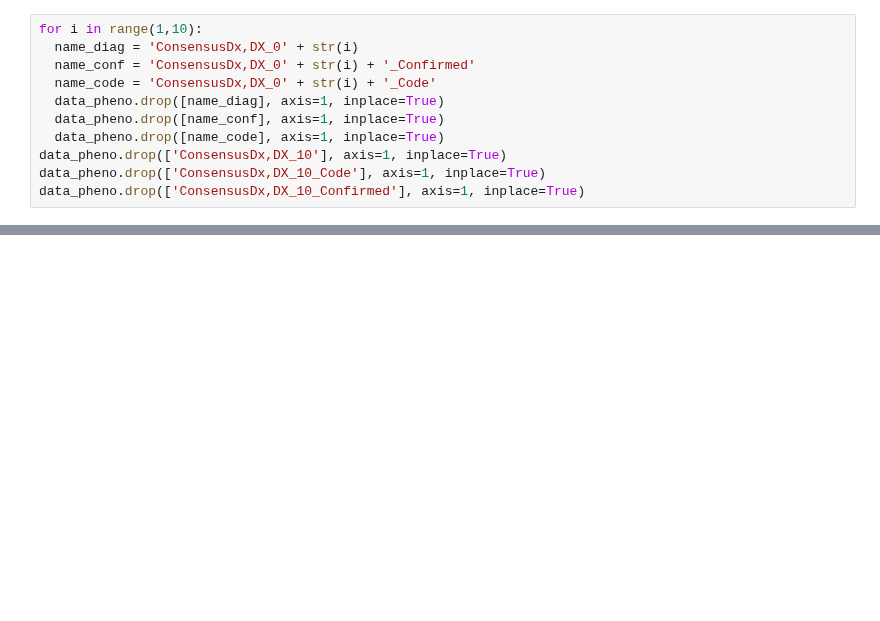
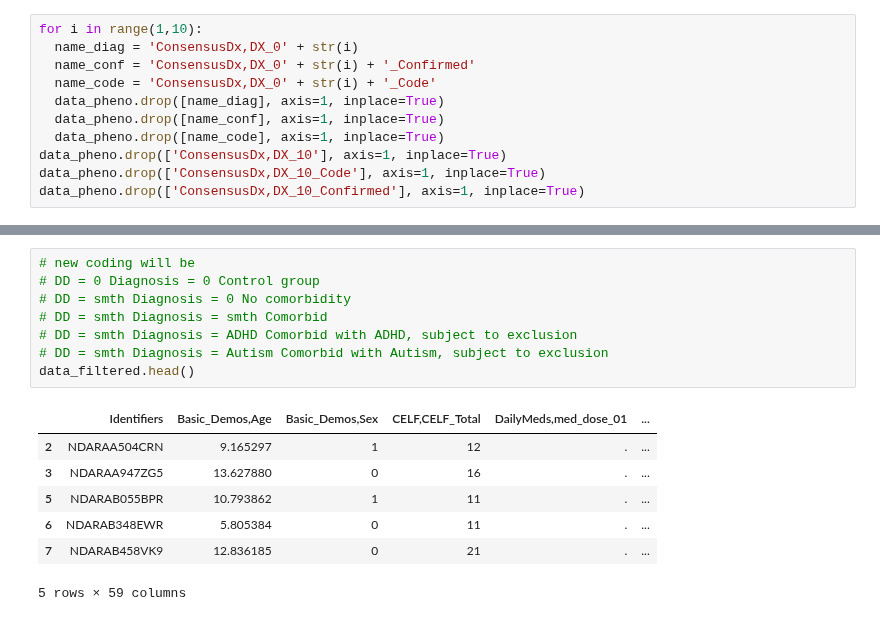
Before and after one commit to cristinarainich/Child-Mind-Institute-Project, a Jupyter notebook: Pheno_data.ipynb, the cells around one changed output, grey strips where cells are left out. Drawn from its saved outputs; the diff is of its cells as text; blank space fills up the shorter version.

```diff
--- a/Pheno_data.ipynb
+++ b/Pheno_data.ipynb
@@ -702,0 +605,16 @@ print(subset['ConsensusDx,DX_09'].unique())
+# %%
+# new coding will be
+# DD = 0 Diagnosis = 0 Control group
+# DD = smth Diagnosis = 0 No comorbidity
+# DD = smth Diagnosis = smth Comorbid
+# DD = smth Diagnosis = ADHD Comorbid with ADHD, subject to exclusion
+# DD = smth Diagnosis = Autism Comorbid with Autism, subject to exclusion
+data_filtered.head()
+# %% [output]
+|  | Identifiers | Basic_Demos,Age | Basic_Demos,Sex | CELF,CELF_Total | DailyMeds,med_dose_01 | ... |
+| 2 | NDARAA504CRN | 9.165297 | 1 | 12 | . | ... |
+| 3 | NDARAA947ZG5 | 13.627880 | 0 | 16 | . | ... |
+| 5 | NDARAB055BPR | 10.793862 | 1 | 11 | . | ... |
+| 6 | NDARAB348EWR | 5.805384 | 0 | 11 | . | ... |
+| 7 | NDARAB458VK9 | 12.836185 | 0 | 21 | . | ... |
+5 rows × 59 columns
```
Also changed, not shown: parts of 51 cells of this notebook.
